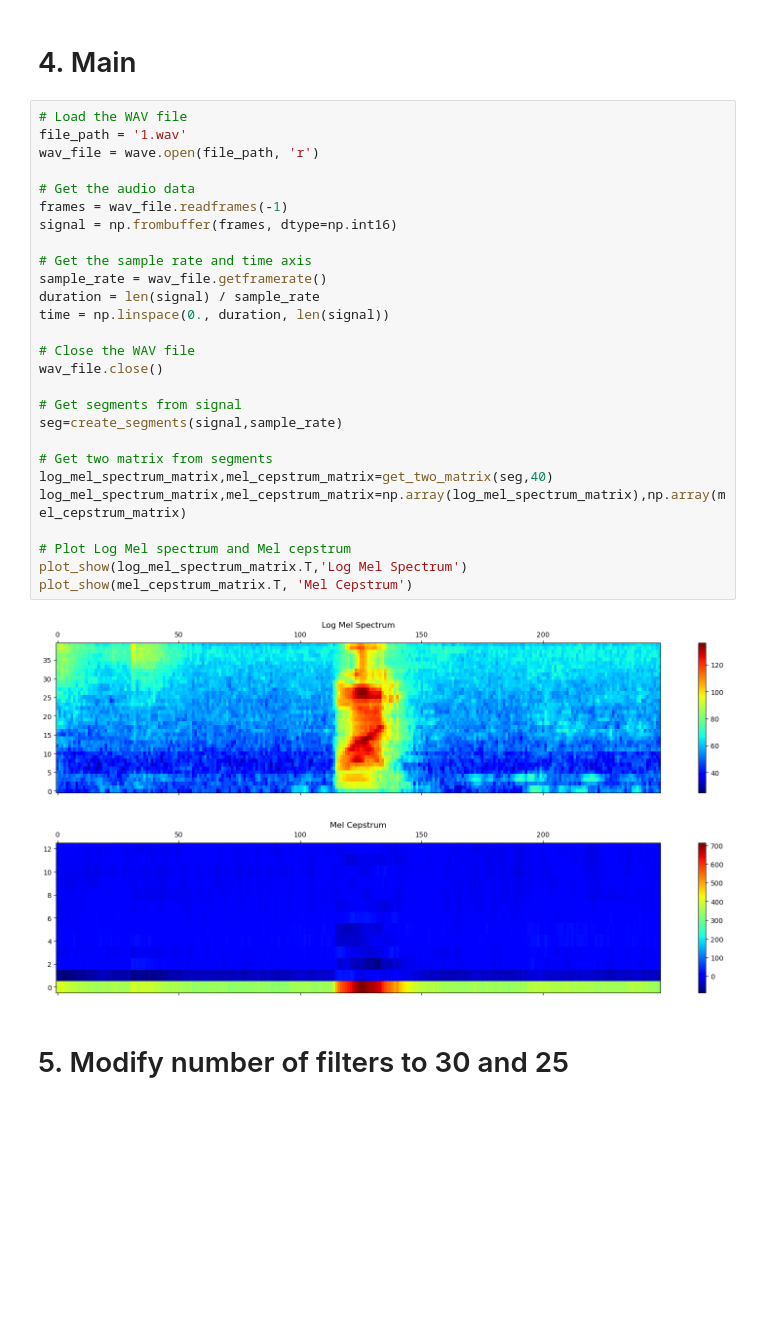
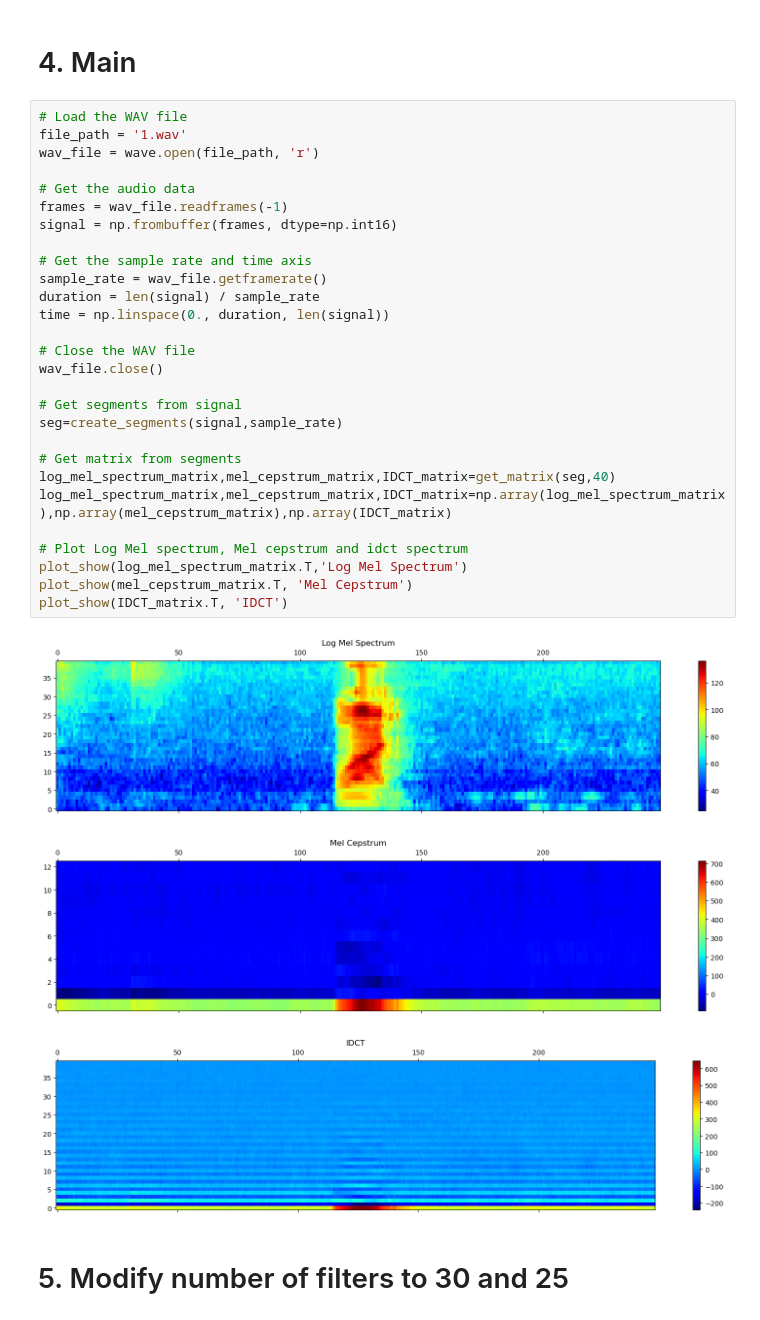
Before and after one commit to YWDDLiang/CS304, a Jupyter notebook: Project2/Project_2.ipynb, the cells around one changed output. Saved outputs shown, nothing was run; the diff lists cells and outputs as text; blank space fills up the shorter version.

```diff
--- a/Project2/Project_2.ipynb
+++ b/Project2/Project_2.ipynb
@@ -266,33 +274,35 @@ def plot_show(log_mel_spectrum_matrix_T, title):
 # %%
 # Load the WAV file
 file_path = '1.wav'
 wav_file = wave.open(file_path, 'r')
 
 # Get the audio data
 frames = wav_file.readframes(-1)
 signal = np.frombuffer(frames, dtype=np.int16)
 
 # Get the sample rate and time axis
 sample_rate = wav_file.getframerate()
 duration = len(signal) / sample_rate
 time = np.linspace(0., duration, len(signal))
 
 # Close the WAV file
 wav_file.close()
 
 # Get segments from signal
 seg=create_segments(signal,sample_rate)
 
-# Get two matrix from segments
-log_mel_spectrum_matrix,mel_cepstrum_matrix=get_two_matrix(seg,40)
-log_mel_spectrum_matrix,mel_cepstrum_matrix=np.array(log_mel_spectrum_matrix),np.array(mel_cepstrum_matrix)
+# Get matrix from segments
+log_mel_spectrum_matrix,mel_cepstrum_matrix,IDCT_matrix=get_matrix(seg,40)
+log_mel_spectrum_matrix,mel_cepstrum_matrix,IDCT_matrix=np.array(log_mel_spectrum_matrix),np.array(mel_cepstrum_matrix),np.array(IDCT_matrix)
 
-# Plot Log Mel spectrum and Mel cepstrum
+# Plot Log Mel spectrum, Mel cepstrum and idct spectrum
 plot_show(log_mel_spectrum_matrix.T,'Log Mel Spectrum')
 plot_show(mel_cepstrum_matrix.T, 'Mel Cepstrum')
+plot_show(IDCT_matrix.T, 'IDCT')
 # %% [output]
 [figure]
 [figure]
+[figure, added]
 # %% [markdown]
 # 5. Modify number of filters to 30 and 25
 # %%
```
Also changed, not shown: parts of 5 cells of this notebook.
